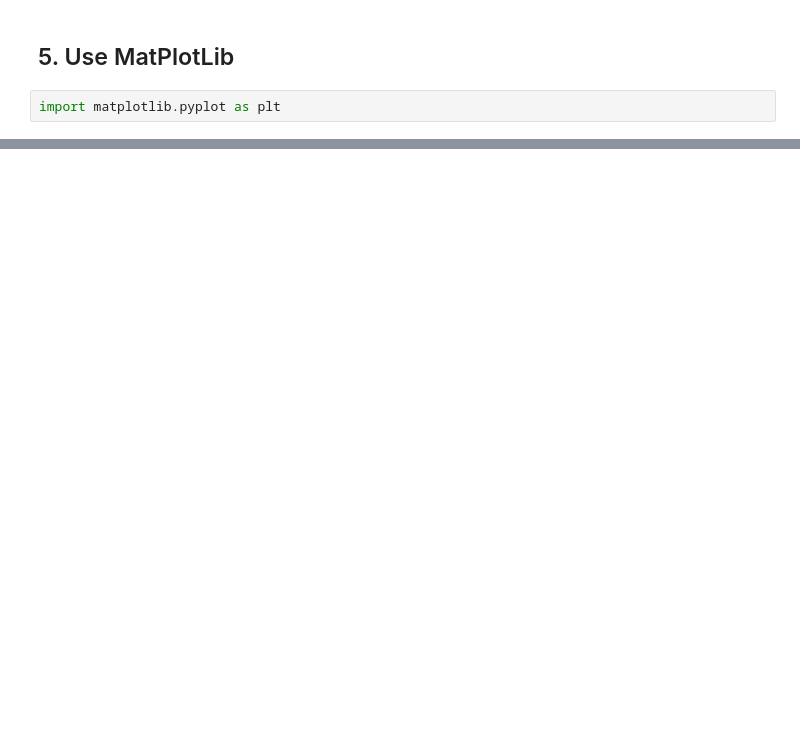
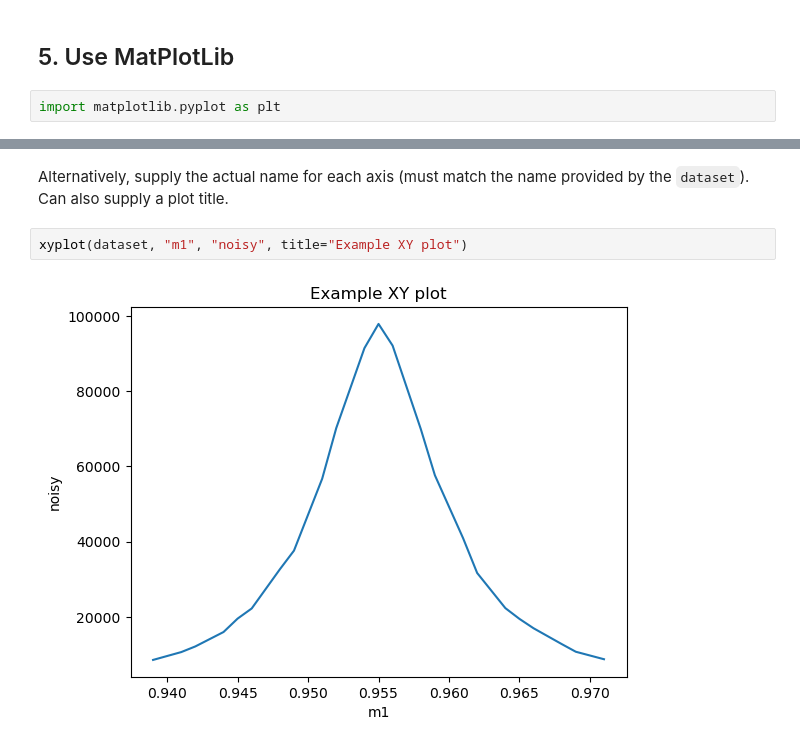
Before and after one commit to BCDA-APS/bluesky_training, a Jupyter notebook: docs/source/howto/_plot_x_y_databroker.ipynb, the cells around one changed output, grey strips where cells are left out. Saved outputs shown, nothing was run; the diff lists cells and outputs as text; blank space fills up the shorter version.

```diff
--- a/docs/source/howto/_plot_x_y_databroker.ipynb
+++ b/docs/source/howto/_plot_x_y_databroker.ipynb
@@ -73,0 +106,6 @@ Text(0, 0.5, 'noisy')
+# %% [markdown]
+Alternatively, supply the actual name for each axis (must match the name provided by the `dataset`).  Can also supply a plot title.
+# %%
+xyplot(dataset, "m1", "noisy", title="Example XY plot")
+# %% [output]
+[figure, added]
```
Also changed, not shown: parts of 9 cells of this notebook.
